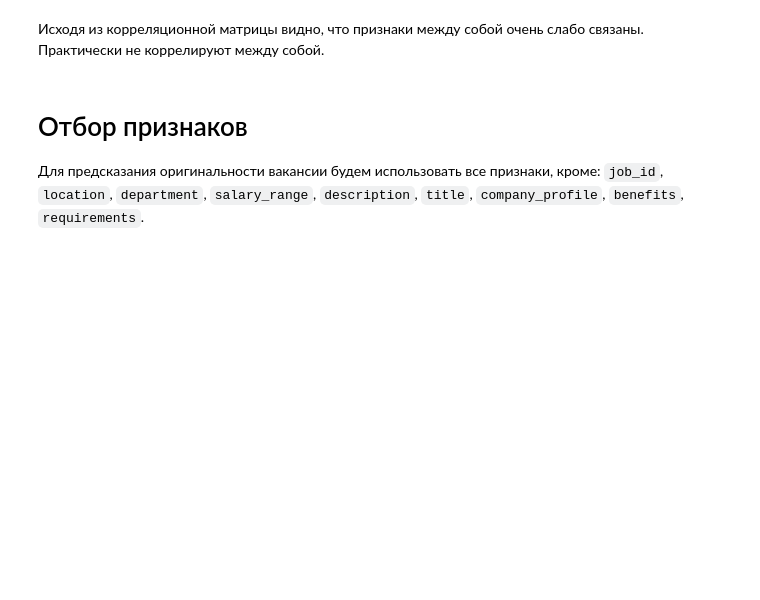
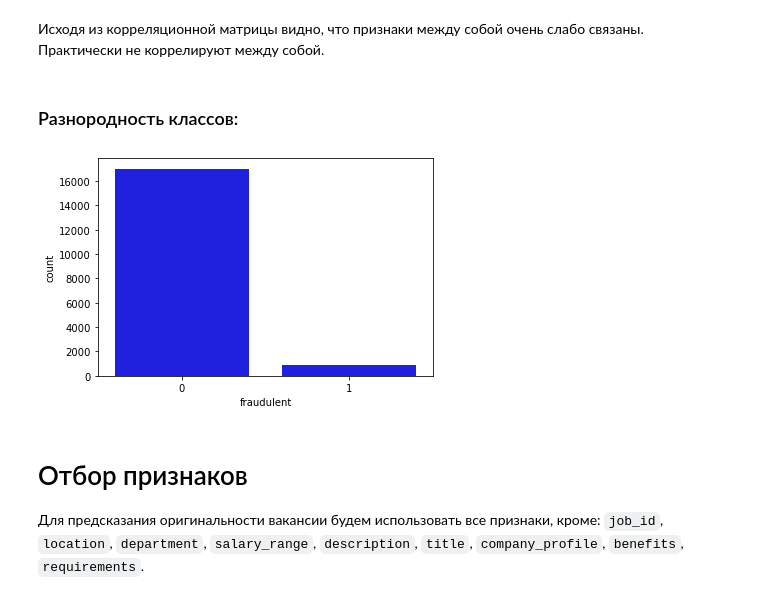
Before and after one commit to Sirotin-D/MachineLearning, a Jupyter notebook: ML_Lab_1.ipynb, the cells around one changed output. Cells and saved outputs as stored; diff of their text form; code cells hidden in the pictures; blank space fills up the shorter version.

```diff
--- a/ML_Lab_1.ipynb
+++ b/ML_Lab_1.ipynb
@@ -142,6 +142,13 @@ sns.heatmap(corr_matrix, square=True, cmap='BuPu')
 [figure]
 # %% [markdown]
 Исходя из корреляционной матрицы видно, что признаки между собой очень слабо связаны. Практически не коррелируют между собой.
+# %% [markdown]
+### Разнородность классов:
+# %%
+sns.countplot(x='fraudulent', data=df, color='blue')
+pass
+# %% [output]
+[figure, added]
 # %% [markdown]
 # Отбор признаков
 Для предсказания оригинальности вакансии будем использовать все признаки, кроме: `job_id`, `location`, `department`, `salary_range`, `description`, `title`, `company_profile`, `benefits`, `requirements`.
```
